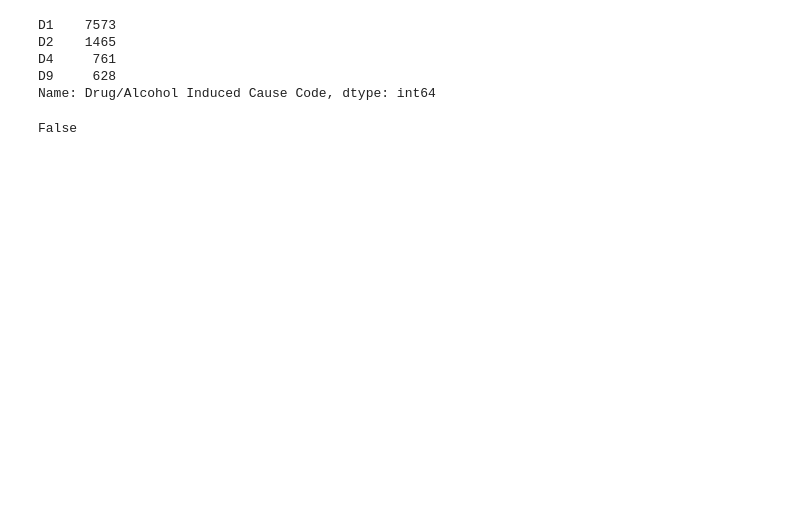
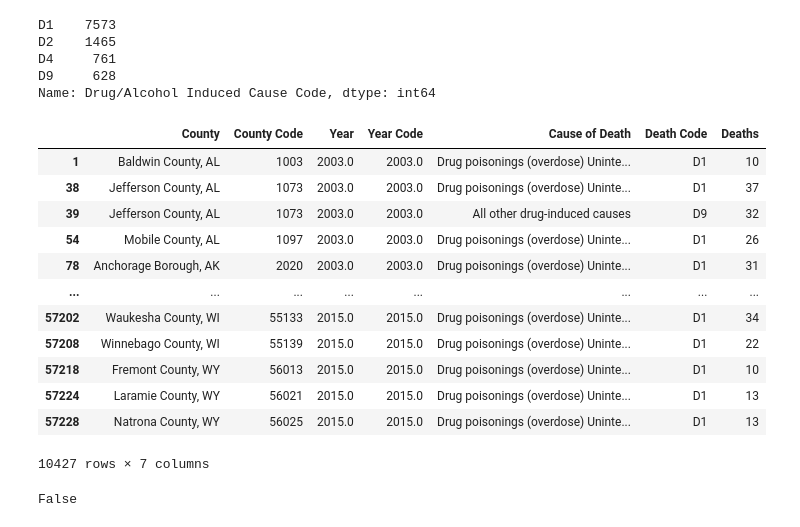
Before and after one commit to TommyTseng1129/Impact-Estimation-of-Opioid-Control-Policies, a Jupyter notebook: 10_code/VitalityData.ipynb, the cells around one changed output. Saved outputs shown, nothing was run; the diff lists cells and outputs as text; code cells hidden in the pictures; blank space fills up the shorter version.

```diff
--- a/10_code/VitalityData.ipynb
+++ b/10_code/VitalityData.ipynb
@@ -474,7 +479,22 @@ Name: Drug/Alcohol Induced Cause Code, dtype: int64
 drug_vitality2 = drug_vitality1.copy()
 drug_vitality2.rename(columns = {'Drug/Alcohol Induced Cause Code':'Death Code', 'Drug/Alcohol Induced Cause':'Cause of Death'}, inplace = True)
 # %%
-drug_vitality = drug_vitality2.copy()
+drug_vitality3 = drug_vitality2.copy()
+drug_vitality3
+# %% [output]
+|  | County | County Code | Year | Year Code | Cause of Death | Death Code | Deaths |
+| 1 | Baldwin County, AL | 1003 | 2003.0 | 2003.0 | Drug poisonings (overdose) Uninte... | D1 | 10 |
+| 38 | Jefferson County, AL | 1073 | 2003.0 | 2003.0 | Drug poisonings (overdose) Uninte... | D1 | 37 |
+| 39 | Jefferson County, AL | 1073 | 2003.0 | 2003.0 | All other drug-induced causes | D9 | 32 |
+| 54 | Mobile County, AL | 1097 | 2003.0 | 2003.0 | Drug poisonings (overdose) Uninte... | D1 | 26 |
+| 78 | Anchorage Borough, AK | 2020 | 2003.0 | 2003.0 | Drug poisonings (overdose) Uninte... | D1 | 31 |
+| ... | ... | ... | ... | ... | ... | ... | ... |
+| 57202 | Waukesha County, WI | 55133 | 2015.0 | 2015.0 | Drug poisonings (overdose) Uninte... | D1 | 34 |
+| 57208 | Winnebago County, WI | 55139 | 2015.0 | 2015.0 | Drug poisonings (overdose) Uninte... | D1 | 22 |
+| 57218 | Fremont County, WY | 56013 | 2015.0 | 2015.0 | Drug poisonings (overdose) Uninte... | D1 | 10 |
+| 57224 | Laramie County, WY | 56021 | 2015.0 | 2015.0 | Drug poisonings (overdose) Uninte... | D1 | 13 |
+| 57228 | Natrona County, WY | 56025 | 2015.0 | 2015.0 | Drug poisonings (overdose) Uninte... | D1 | 13 |
+10427 rows × 7 columns
 # %%
 #Drog extraneous column "Year Code" which is the same as year, also drop the last line of data in the framew which is a wierd na/year value that was accidently added
 
```
Also changed, not shown: parts of 16 cells of this notebook, 2 other files.
